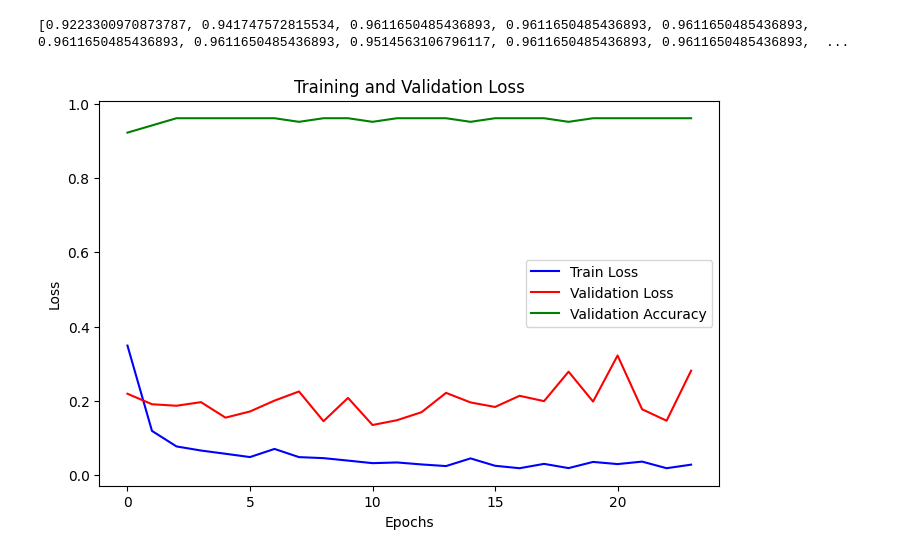
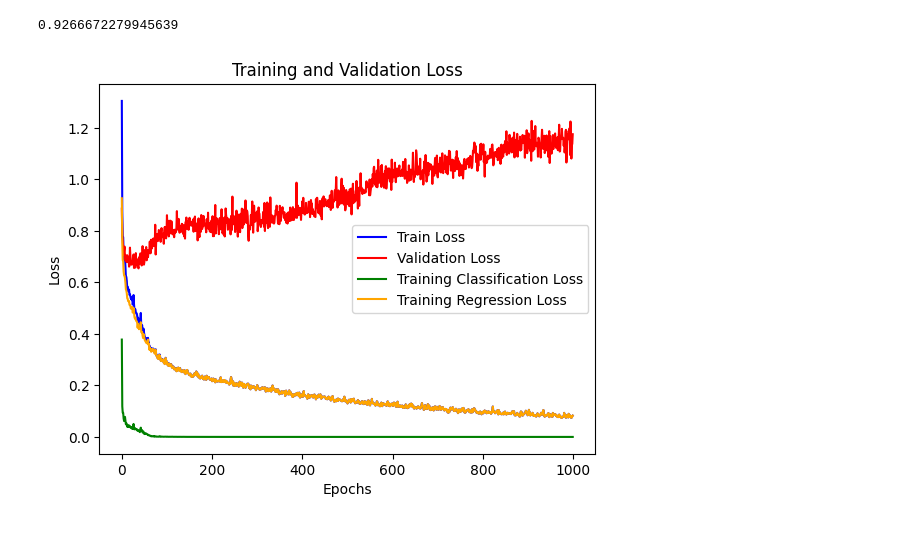
Before and after one commit to seanfoxhay-debug/eclipsing-binaries, a Jupyter notebook: Eclipsing binaries classification.ipynb, the cells around one changed output. Saved outputs shown, nothing was run; the diff lists cells and outputs as text; code cells hidden in the pictures.

```diff
--- a/Eclipsing binaries classification.ipynb
+++ b/Eclipsing binaries classification.ipynb
@@ -76,13 +127,21 @@ fluxes_norm = (fluxes_array - fluxes_array.mean(axis=1, keepdims=True)) / fluxes
 
 light_curves_tensor = torch.tensor(fluxes_norm, dtype=torch.float32)
 light_curve_labels = torch.tensor(labels, dtype=torch.long)
+
+params_tensor = torch.tensor(
+    # stack parameters into one tensor with shape (N, 8), with N: the system number, and the 8 being each parameteer value for that system
+    np.stack([params[name] for name in param_names], axis=1), dtype=torch.float32)
 # %%
 # Splitting synthetic data into training and validation sets
 train_size = round(0.8 * fluxes_array.shape[0]) # round used to avoid rounding errors with int() function that only rounds down
 val_size = round(0.2 * fluxes_array.shape[0])
 
+full_dataset = TensorDataset(light_curves_tensor, light_curve_labels, params_tensor)
+train_dataset, val_dataset = random_split(full_dataset, [train_size, val_size])
 
-train_dataset, val_dataset = random_split(TensorDataset(light_curves_tensor, light_curve_labels), [train_size, val_size])
+train_params = params_tensor[train_dataset.indices]
+p_mean = train_params.mean(dim=0).to(device) # mean of each parameter. a tensor of shape (8)
+p_std = train_params.std(dim=0).to(device) # std of each parameter. these will be used to normalise the parameters later
 
 # Loading training and validation data into DataLoader for batching
 batch_size = 10
@@ -113,23 +177,23 @@ writer = SummaryWriter()  # Initialize TensorBoard writer
 # conv5_x: 3 x [1x1, 512; 3x1, 512; 1x1, 2048], output size 4 x 1
 # final layer (fully connected): 1x1, 2048, output size 1 x 1
 # %%
-num_classes = 2 # number of things we are trying to predict.
-# in this case, we are trying to classify the eclipsing binary as detached or overcontact, so we have 2 classes.
-
 # simplified cnn, not resnet:
 
 def length(length, kernel_size, stride):
     return ((length - kernel_size) // stride) + 1
 
 class CNN(nn.Module):
-    def __init__(self):
+    def __init__(self, n_classes=2, n_params=8):
         super(CNN, self).__init__()
 
         self.conv1 = nn.Conv1d(in_channels=1, out_channels=64, kernel_size=2, stride=2,padding=2)
         self.pool = nn.AvgPool1d(kernel_size=2, stride=2)
         self.conv2 = nn.Conv1d(in_channels=64, out_channels=128, kernel_size=2, stride=2)
         self.conv3 = nn.Conv1d(in_channels=128, out_channels=256, kernel_size=2, stride=2)
-        self.fc1 = nn.Linear(256 * 3, num_classes)
+
+        self.sharedfc = nn.Sequential(nn.Linear(256 * 3, 128),nn.ReLU()) # shared output node for two outputs
+        self.cls_head = nn.Linear(128, n_classes) # output head for classification (detached vs overcontact)
+        self.rgs_head = nn.Linear(128, n_params) # output head for parameters (regression)
 
 # cnn conv layer length formula: ((length - kernel_size) / stride){rounded down} + 1
 # size: (batch_size, channels, length)
@@ -137,19 +201,19 @@ class CNN(nn.Module):
 
 
     def forward(self, x): # input size: (batch_size, 100)
-        x = x.unsqueeze(1)          # (batch_size, 1, 100)
+        x = x.unsqueeze(1)         # (batch_size, 2, 100)
         x = F.relu(self.conv1(x))   # (batch_size, 64, 50)
         x = self.pool(x)            # (batch_size, 64, 25)
         x = F.relu(self.conv2(x))   # (batch_size, 128, 12)
         x = self.pool(x)            # (batch_size, 128, 6)
         x = F.relu(self.conv3(x))   # (batch_size, 256, 3)
         x = x.reshape(x.size(0), -1) # Flatten the tensor to (batch_size, 256 * 3)
-        x = self.fc1(x)
+        x = self.sharedfc(x)
 
-        return x
+        return self.cls_head(x), self.rgs_head(x) # two outputs
 # %%
 # hyperparameters!
 
 lr = 0.001
-epochs = 24
+epochs = 1000
 batch_size = 10
@@ -229,5 +314,4 @@ Epoch 23: Training Loss: 0.0279, Validation Loss: 0.2811 Val Acc 0.9612
 # %%
-print(val_accuracies)
 # todo plot accuracy - done
 # make parameters independent in elisa(m2, T2) - done
 # include parameters in network¨
@@ -249,18 +333,24 @@ print(val_accuracies)
 # IRF (space physics department)
     # Inaki, Atlas
 # ai4physics seminar
-# %% [output]
-[0.9223300970873787, 0.941747572815534, 0.9611650485436893, 0.9611650485436893, 0.9611650485436893, 0.9611650485436893, 0.9611650485436893, 0.9514563106796117, 0.9611650485436893, 0.9611650485436893,  ...
+# %%
+print(train_R_losses[0])
+# %% [output]
+0.9266672279945639
 # %%
 # Plot training/validation loss
-plt.figure(figsize=(8, 5))
+plt.figure()
 plt.plot(train_losses, label="Train Loss", color="blue")
 plt.plot(val_losses, label="Validation Loss", color="red")
-plt.plot(val_accuracies, label="Validation Accuracy", color="green")
+plt.plot(train_C_losses, label='Training Classification Loss', color='green')
+plt.plot(train_R_losses, label='Training Regression Loss', color='orange')
+
+#plt.plot(val_C_accuracies, label="Validation Classification Accuracy", color="green")
+#plt.plot(val_R_accuracies, label="Validation Regression Accuracy", color='orange')
 plt.xlabel("Epochs")
 plt.ylabel("Loss")
 plt.title("Training and Validation Loss")
 plt.legend()
 plt.show()
 # %% [output]
-[figure, old version]
+[figure, new version]
```
Also changed, not shown: parts of 8 cells of this notebook, 1 other file.
